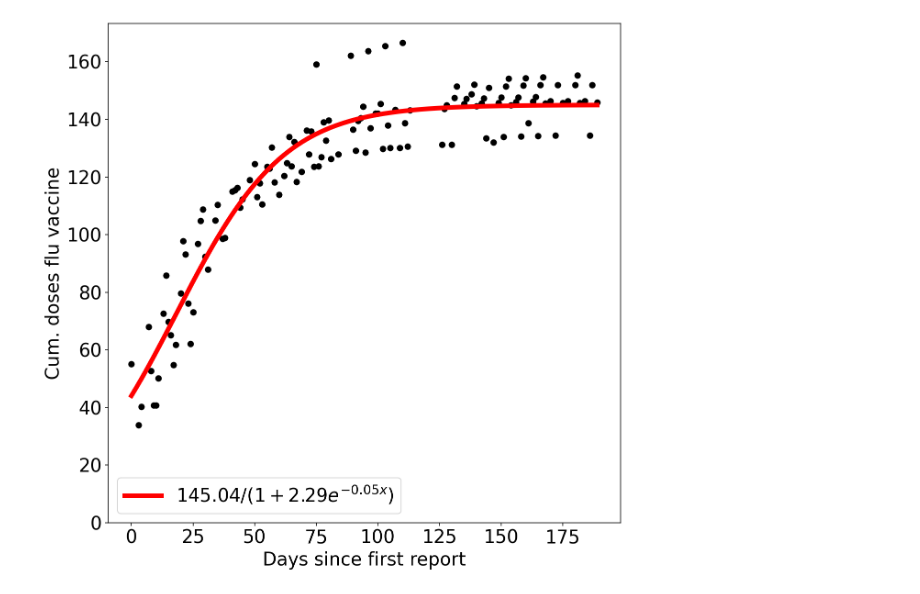
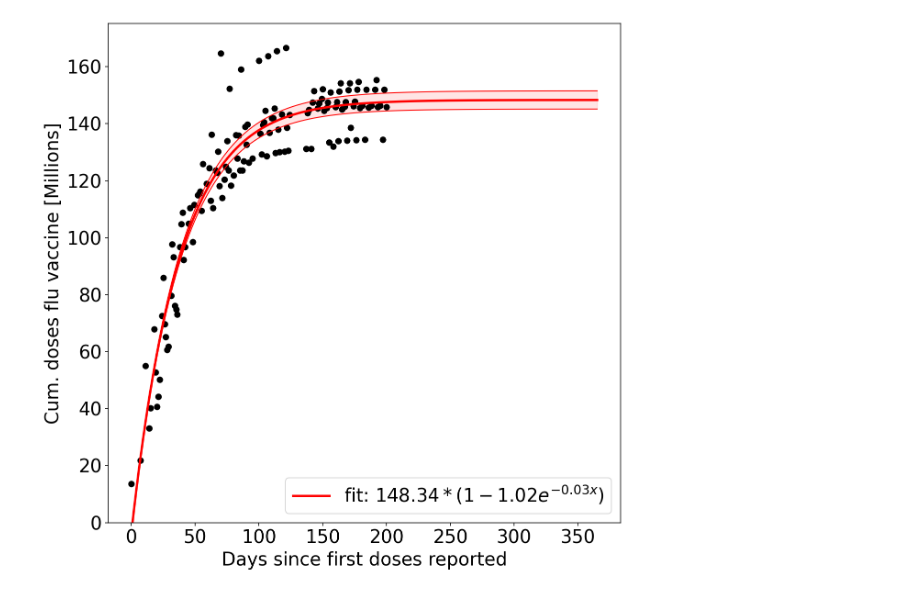
Before and after one commit to sbooeshaghi/fluvax, a Jupyter notebook: notebooks/basic.ipynb, the cells around one changed output. Saved outputs shown, nothing was run; the diff lists cells and outputs as text; code cells hidden in the pictures.

```diff
--- a/notebooks/basic.ipynb
+++ b/notebooks/basic.ipynb
@@ -138,0 +161,3 @@ def func(x, a, b, c):
+# %%
+def func(x, a, b, c):
+  return a*(1-b*np.exp(-c*x))
@@ -170,26 +225,45 @@ fig.show()
 # %%
 fig, ax = plt.subplots(figsize=(10, 10))
 
 xdays = plot_data.columns.values
 
 x = (xdays-365/2)%365
 y = np.nanmean(yvals, axis=0)
+ytop = np.nanmean(yvals, axis=0) + np.nanstd(yvals, axis=0)
+ybot = np.nanmean(yvals, axis=0) - np.nanstd(yvals, axis=0)
 
 nx = x - min(x)
-popt, pcov = curve_fit(func, nx, y, bounds=(0,max(yt)),  maxfev=5000)
-newx = np.linspace(min(nx), max(nx), 200)
+# mean
+popt, pcov = curve_fit(func, nx, y, p0=[140, 1,.01],  maxfev=5000)
+newx = np.linspace(min(nx), 365, 200)
+mid = func(newx, *popt)
+ax.plot(newx, mid, color="red", linewidth=2.5, label=f"fit: ${popt[0]:,.2f}*(1-{popt[1]:,.2f}e^{{-{popt[2]:,.2f}x}})$")
 
-ax.plot(newx, func(newx, *popt), color="red", linewidth=5, label=f"${popt[2]:,.2f}/(1+{popt[0]:,.2f}e^{{-{popt[1]:,.2f}x}})$")
+# top
+popt, pcov = curve_fit(func, nx, ytop, p0=[140, 1,.01],  maxfev=5000)
+newx = np.linspace(min(nx), 365, 200)
+top = func(newx, *popt)
+ax.plot(newx, top, color="red", linewidth=1)
+
+# bot
+popt, pcov = curve_fit(func, nx, ybot, p0=[140, 1,.01],  maxfev=5000)
+newx = np.linspace(min(nx), 365, 200)
+bot = func(newx, *popt)
+ax.plot(newx, bot, color="red", linewidth=1)
+
+
+ax.fill_between(newx, bot, top, color="red", alpha=0.1)
+
 ax.scatter(nx,y, color="k")
 
 ax.set(**{
     "ylim": 0,
-    "xlabel": "Days since first report",
-    "ylabel": "Cum. doses flu vaccine"
+    "xlabel": "Days since first doses reported",
+    "ylabel": "Cum. doses flu vaccine [Millions]"
 })
 
-ax.legend()
+ax.legend(loc="lower right")
 
 fig.show()
 # %% [output]
-[figure, old version]
+[figure, new version]
```
Also changed, not shown: parts of 9 cells of this notebook.
